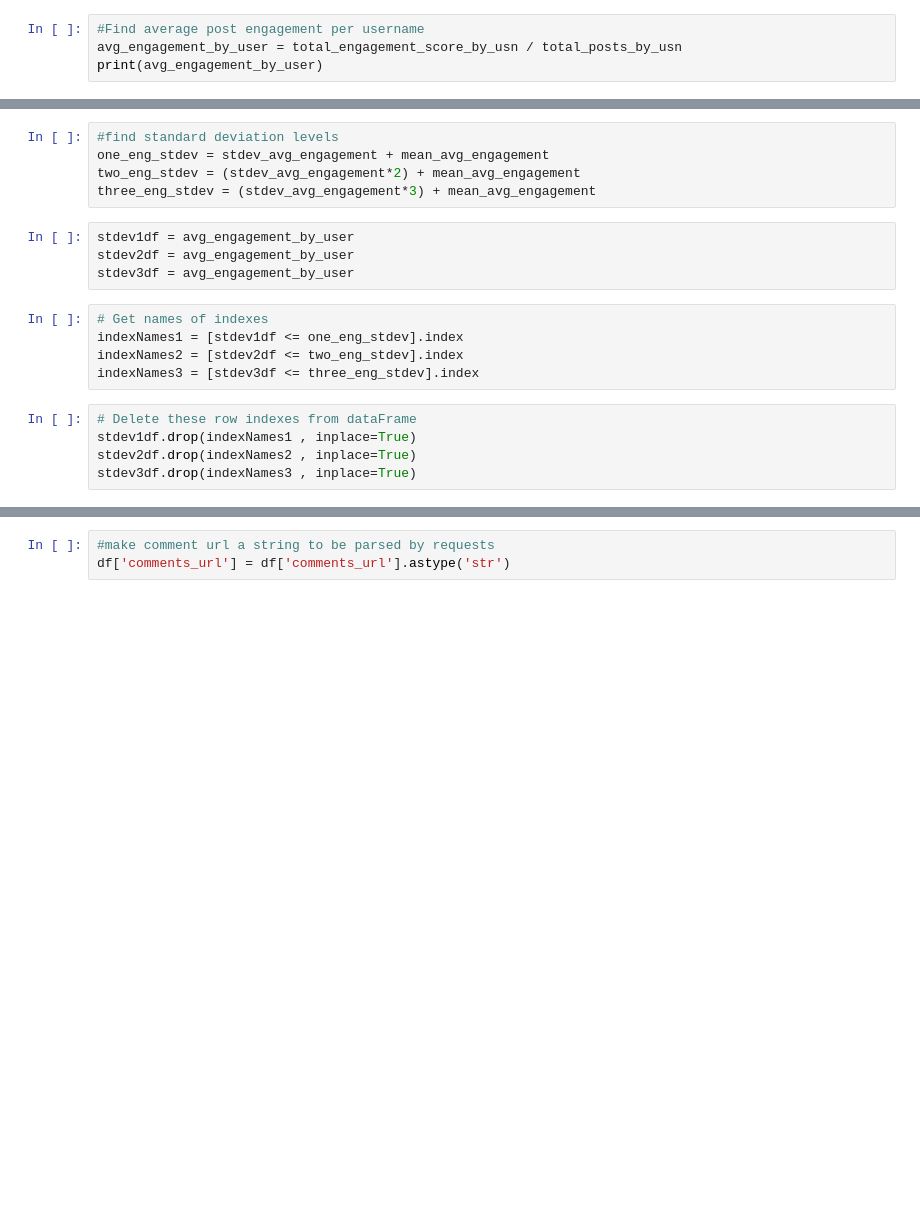
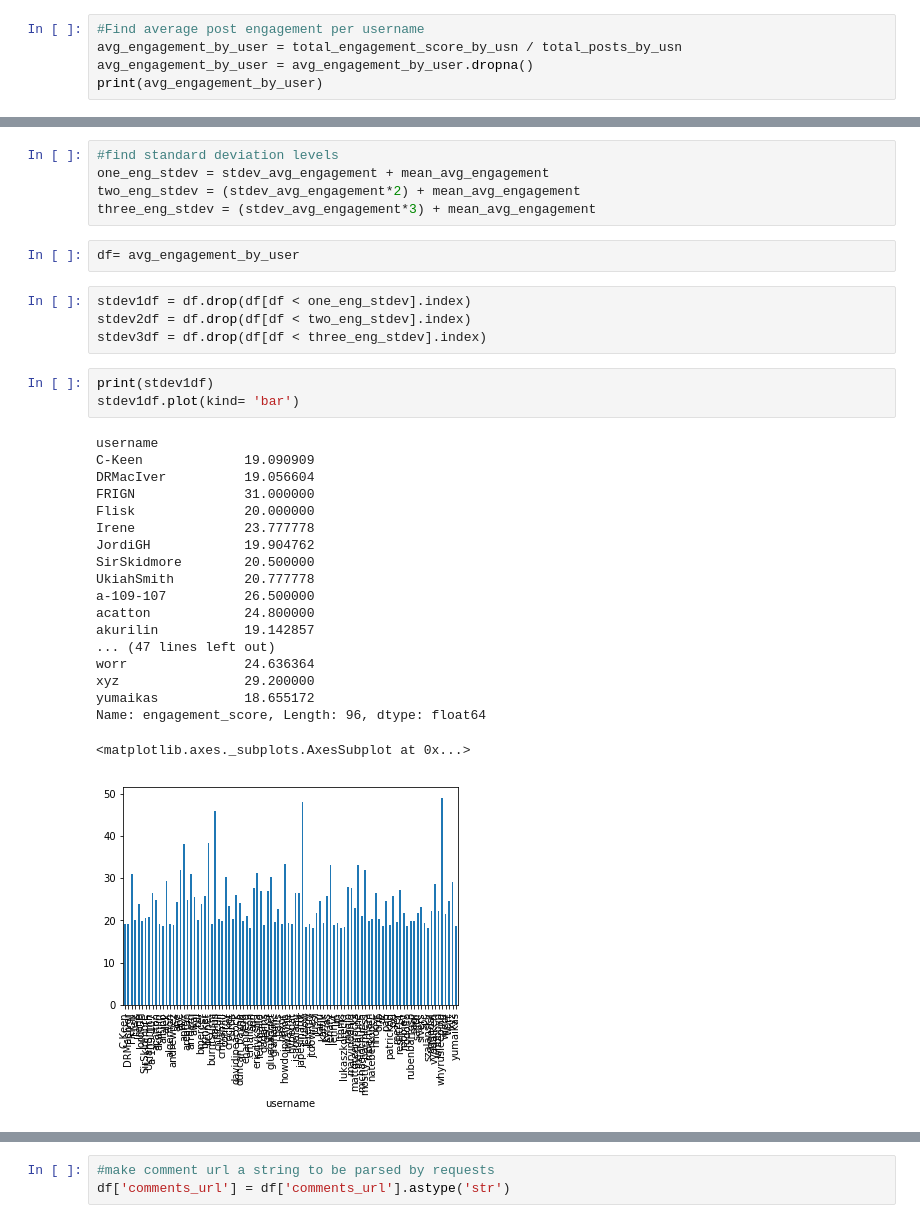
Before and after one commit to samauer14/FinalProjectDataMining, a Jupyter notebook: Final+Project+-+Anna.ipynb, the cells around one changed output, grey strips where cells are left out. Drawn from its saved outputs; the diff is of its cells as text; blank space fills up the shorter version.

```diff
--- a/Final+Project+-+Anna.ipynb
+++ b/Final+Project+-+Anna.ipynb
@@ -37,4 +103,5 @@ total_posts_by_usn.plot(kind ='bar')
 # %%
 #Find average post engagement per username
 avg_engagement_by_user = total_engagement_score_by_usn / total_posts_by_usn
+avg_engagement_by_user = avg_engagement_by_user.dropna()
 print(avg_engagement_by_user)
@@ -51,17 +140,32 @@ print(mean_avg_engagement)
 one_eng_stdev = stdev_avg_engagement + mean_avg_engagement
 two_eng_stdev = (stdev_avg_engagement*2) + mean_avg_engagement
 three_eng_stdev = (stdev_avg_engagement*3) + mean_avg_engagement
-# %%
-stdev1df = avg_engagement_by_user
-stdev2df = avg_engagement_by_user
-stdev3df = avg_engagement_by_user
-# %%
-# Get names of indexes
-indexNames1 = [stdev1df <= one_eng_stdev].index
-indexNames2 = [stdev2df <= two_eng_stdev].index
-indexNames3 = [stdev3df <= three_eng_stdev].index
-# %%
-# Delete these row indexes from dataFrame
-stdev1df.drop(indexNames1 , inplace=True)
-stdev2df.drop(indexNames2 , inplace=True)
-stdev3df.drop(indexNames3 , inplace=True)
+# %%
+df= avg_engagement_by_user
+# %%
+stdev1df = df.drop(df[df < one_eng_stdev].index)
+stdev2df = df.drop(df[df < two_eng_stdev].index)
+stdev3df = df.drop(df[df < three_eng_stdev].index)
+# %%
+print(stdev1df)
+stdev1df.plot(kind= 'bar')
+# %% [output]
+username
+C-Keen             19.090909
+DRMacIver          19.056604
+FRIGN              31.000000
+Flisk              20.000000
+Irene              23.777778
+JordiGH            19.904762
+SirSkidmore        20.500000
+UkiahSmith         20.777778
+a-109-107          26.500000
+acatton            24.800000
+akurilin           19.142857
+... (47 lines left out)
+worr               24.636364
+xyz                29.200000
+yumaikas           18.655172
+Name: engagement_score, Length: 96, dtype: float64
+<matplotlib.axes._subplots.AxesSubplot at 0x...>
+[figure, added]
```
Also changed, not shown: parts of 27 cells of this notebook.
